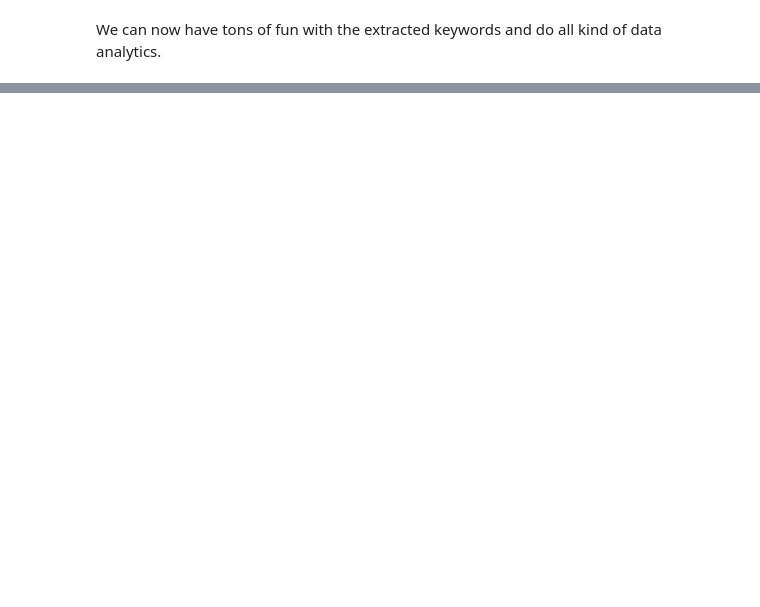
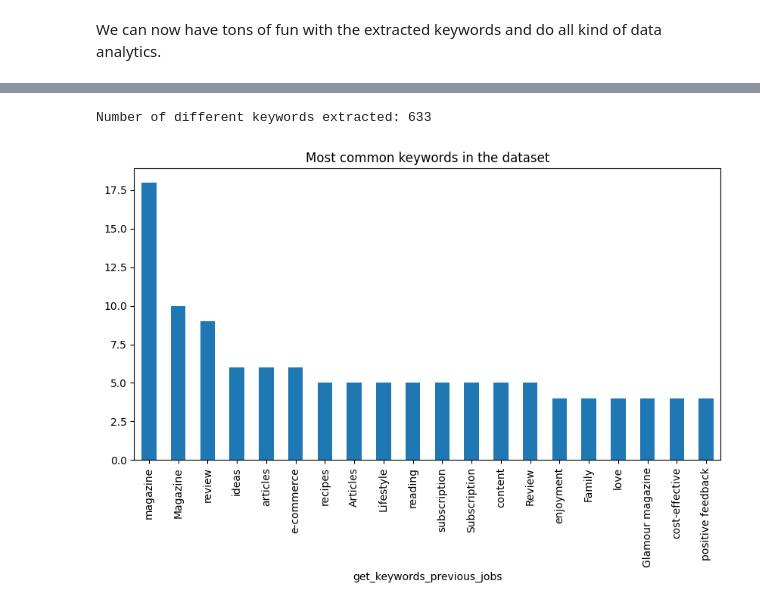
Before and after one commit to phospho-app/phospho, a Jupyter notebook: examples/lab/parallel-calls.ipynb, the cells around one changed output, grey strips where cells are left out. Drawn from its saved outputs; the diff is of its cells as text; code cells hidden in the pictures; blank space fills up the shorter version.

Commit message:
Adds model escalation

```diff
--- a/examples/lab/parallel-calls.ipynb
+++ b/examples/lab/parallel-calls.ipynb
@@ -238,0 +448,25 @@ keywords_to_count.head(20).plot(kind="bar", figsize=(10, 5), title="Most common
+# %%
+# First, we run on GPT-4
+# We create a new job config to specify the model
+
+
+class GPT4Config(lab.JobConfig):
+    model: str = "openai:gpt-4"
+
+
+workload = lab.Workload(
+    jobs=[
+        # The jobs are executed sequentially, in the order they are defined
+        lab.Job(
+            job_function=get_keywords,
+            config=GPT4Config(), # We specify the model
+            sample=0.1, # We only run on 10% of the data
+        ),
+        lab.Job(job_function=get_keywords_previous_jobs),
+    ]
+)
+await workload.async_run(
+    messages[:100],
+    executor_type="parallel",
+    max_parallelism=10,
+)
@@ -238,0 +492,19 @@ keywords_to_count.head(20).plot(kind="bar", figsize=(10, 5), title="Most common
+# %%
+# Display results
+results_df = workload.results_df()
+augmented_messages_df = results_df.merge(messages_df, left_index=True, right_on="id")
+
+keywords_to_count = (
+    augmented_messages_df.explode("get_keywords_previous_jobs")
+    .groupby("get_keywords_previous_jobs")
+    .size()
+    .sort_values(ascending=False)
+)
+keywords_to_count.head(20).plot(
+    kind="bar", figsize=(10, 5), title="Most common keywords in the dataset"
+)
+
+print("Number of different keywords extracted:", augmented_messages_df["get_keywords_previous_jobs"].explode().nunique())
+# %% [output]
+Number of different keywords extracted: 633
+[figure, added]
```
Also changed, not shown: parts of 25 cells of this notebook, 1 other file.
